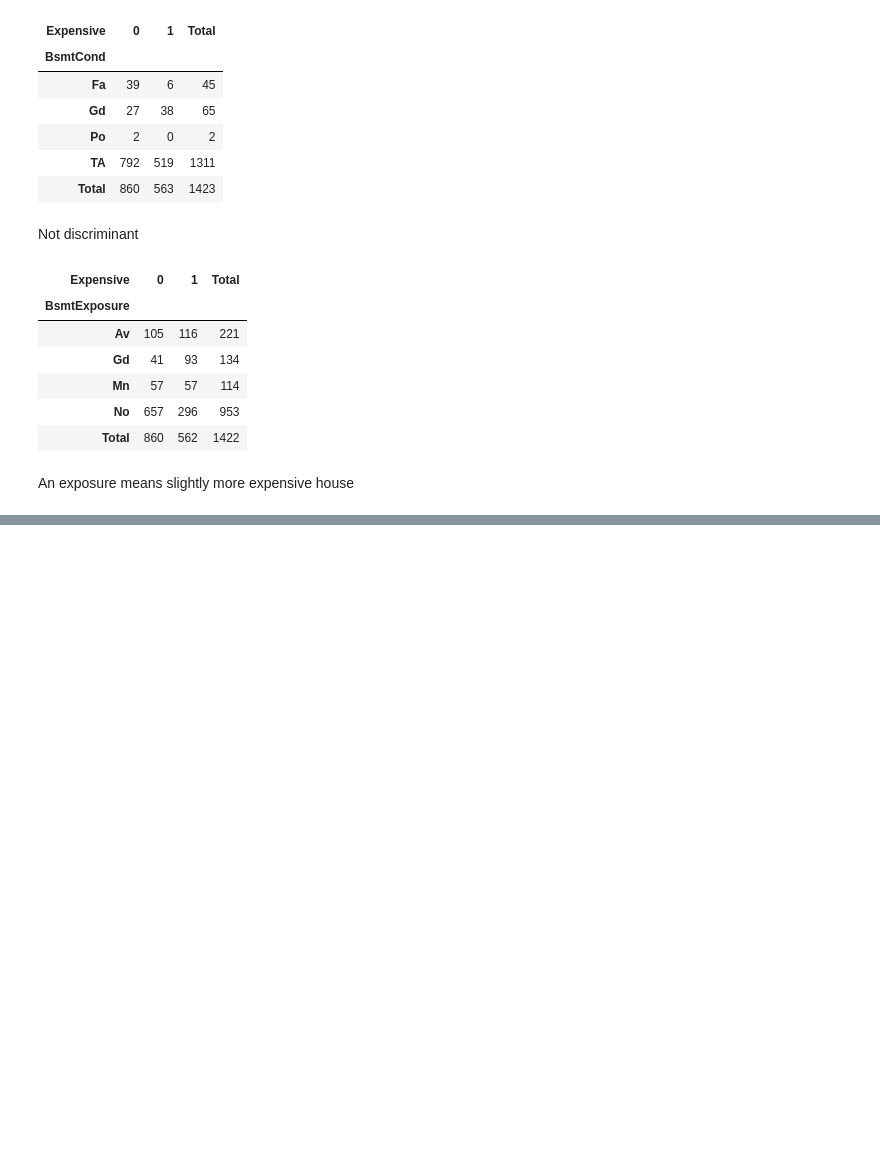
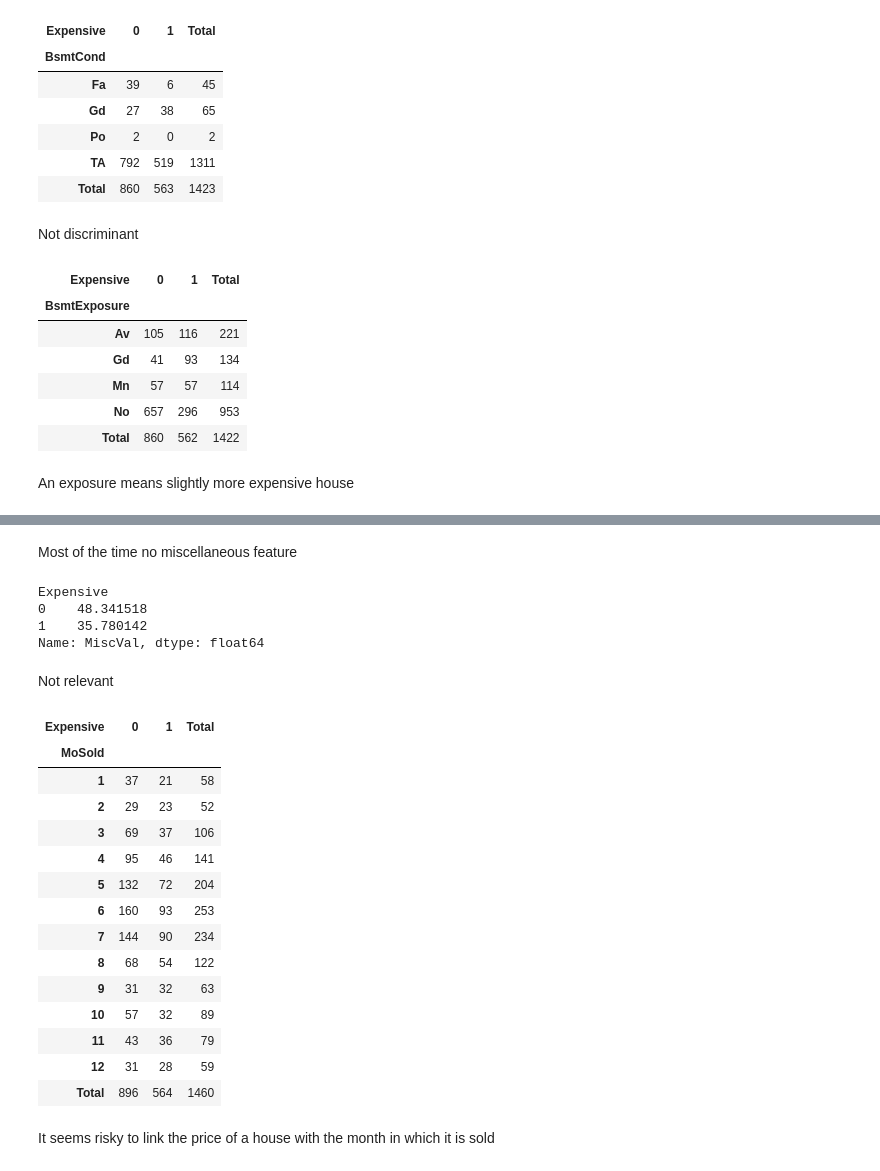
Before and after one commit to NicolasHousset/HousesPricesAnalysis, a Jupyter notebook: script.ipynb, the cells around one changed output, grey strips where cells are left out. Saved outputs shown, nothing was run; the diff lists cells and outputs as text; code cells hidden in the pictures; blank space fills up the shorter version.

```diff
--- a/script.ipynb
+++ b/script.ipynb
@@ -532,0 +1254,31 @@ An exposure means slightly more expensive house
+# %% [markdown]
+Most of the time no miscellaneous feature
+# %%
+houses.groupby(houses["Expensive"])["MiscVal"].mean()
+# %% [output]
+Expensive
+0    48.341518
+1    35.780142
+Name: MiscVal, dtype: float64
+# %% [markdown]
+Not relevant
+# %%
+pd.crosstab(houses["MoSold"], houses["Expensive"], margins=True, margins_name="Total")
+# %% [output]
+| Expensive | 0 | 1 | Total |
+| MoSold |  |  |  |
+| 1 | 37 | 21 | 58 |
+| 2 | 29 | 23 | 52 |
+| 3 | 69 | 37 | 106 |
+| 4 | 95 | 46 | 141 |
+| 5 | 132 | 72 | 204 |
+| 6 | 160 | 93 | 253 |
+| 7 | 144 | 90 | 234 |
+| 8 | 68 | 54 | 122 |
+| 9 | 31 | 32 | 63 |
+| 10 | 57 | 32 | 89 |
+| 11 | 43 | 36 | 79 |
+| 12 | 31 | 28 | 59 |
+| Total | 896 | 564 | 1460 |
+# %% [markdown]
+It seems risky to link the price of a house with the month in which it is sold
```
Also changed, not shown: parts of 141 cells of this notebook.
